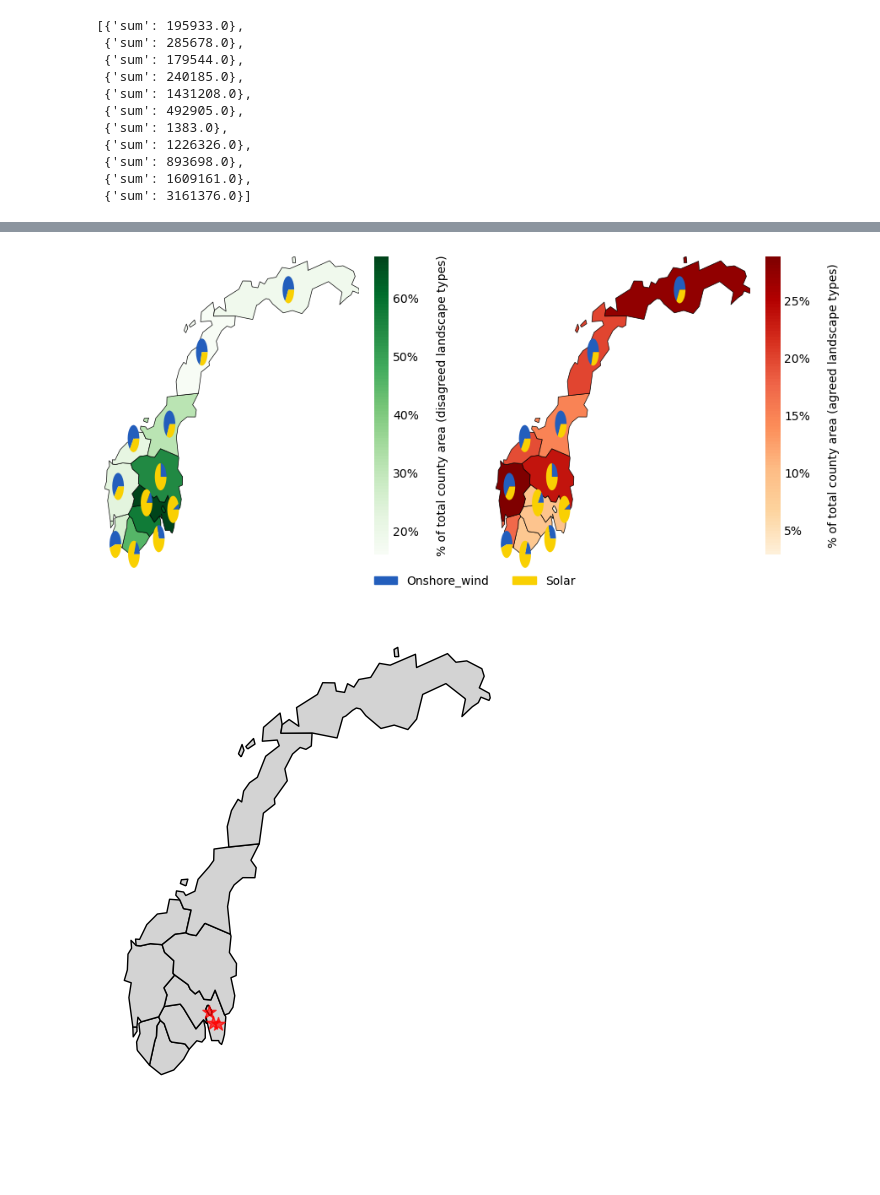
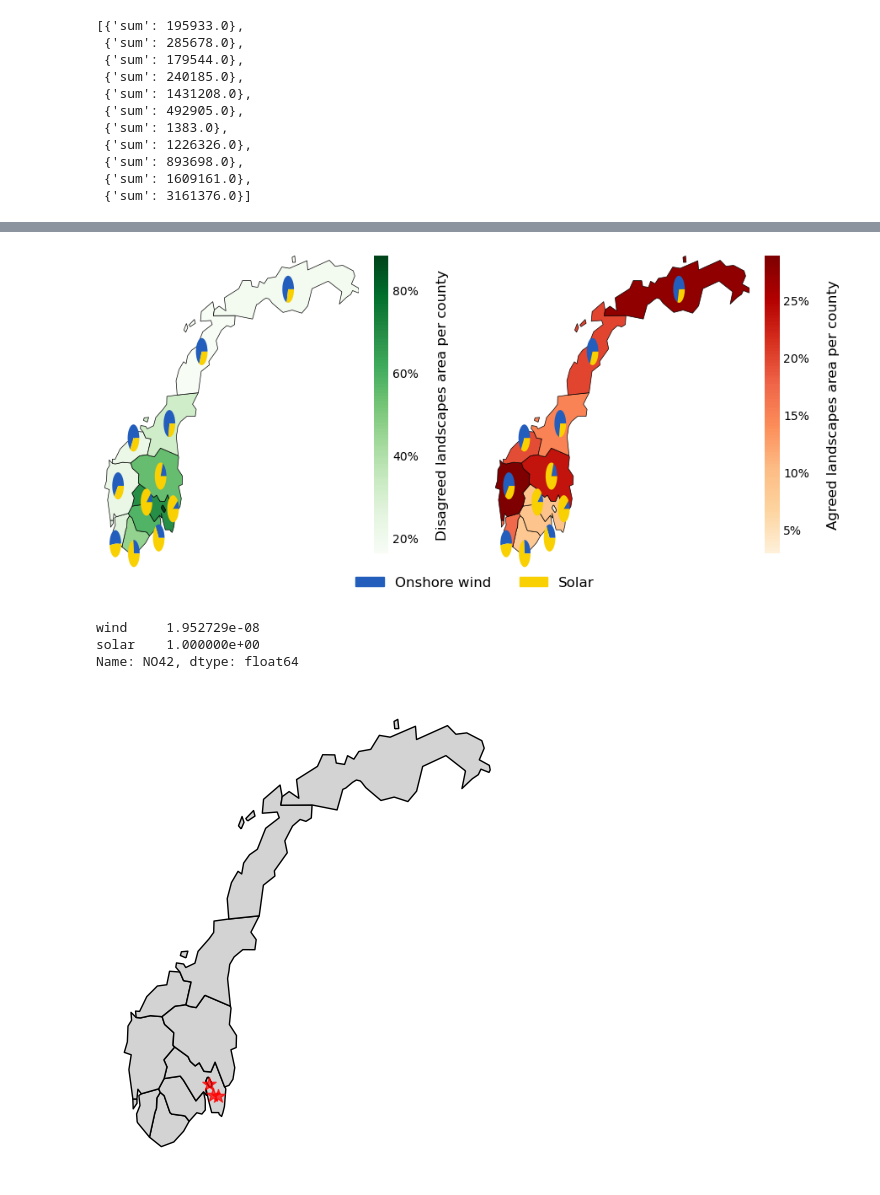
Before and after one commit to JavedMS/Mapping_Workshops_EFF, a Jupyter notebook: workshop_plots.ipynb, the cells around one changed output, grey strips where cells are left out. Saved outputs shown, nothing was run; the diff lists cells and outputs as text; code cells hidden in the pictures; blank space fills up the shorter version.

```diff
--- a/workshop_plots.ipynb
+++ b/workshop_plots.ipynb
@@ -273,3 +203,8 @@ forest_to_area_by_fylke
 | NO46 | 0.228834 |
 | NO50 | 0.311010 |
 | NO54 | 0.189083 |
+# %%
+forest_to_landarea_by_fylke.index=forest_to_landarea_by_fylke.index.to_series().replace(nuts_to_fylkeid)
+forest_to_landarea_by_fylke=forest_to_landarea_by_fylke.to_frame(name='forest_landarea_proportion')
+forest_to_landarea_by_fylke.index.name = 'index'
+forest_to_landarea_by_fylke
@@ -294,7 +243,7 @@ area_by_fylke
 | NO54 | 1.154194e+11 |
 # %%
 # Open a geospatial TIFF file
-corine_tiff = 'CORINE.tiff'
+corine_tiff = '/fp/homes01/u01/ec-javedm/ec85/models/shahzad/geonorge/CORINE.tiff'
 with rasterio.open(corine_tiff) as src:
     # Read the entire array
     corine_data = src.read(1)  # Assuming the data is in band 1
@@ -316,7 +265,7 @@ with rasterio.open(corine_tiff) as src:
 # %%
 desired_country = "NO"
 
-file_name = "NUTS_RG_60M_2021_4326_NO_LEVL_3_REST_LEVL_0.geojson"
+file_name = "/fp/homes01/u01/ec-javedm/ec85/models/shahzad/geonorge/NUTS_RG_60M_2021_4326_NO_LEVL_3_REST_LEVL_0.geojson"
 
 desired_regions = [
     "NO020",
@@ -411,3 +360,6 @@ europe_join_areas
 | NO50 | MULTIPOLYGON (((10.41800 62.66900... | 5.966697e+10 | 0.311010 |
 | NO18 | MULTIPOLYGON (((15.88100 68.53000... | 8.055730e+10 | 0.160889 |
 | NO54 | MULTIPOLYGON (((29.15400 69.58800... | 1.154194e+11 | 0.189083 |
+# %%
+europe_join_areas=europe_join_areas.join(forest_to_landarea_by_fylke, on='index')
+europe_join_areas
@@ -557,7 +536,7 @@ forest_colors = ['#f7fcf5', '#e5f5e0', '#c7e9c0', '#a1d99b', '#74c476', '#41ab5d
 corine_colors = ['#fef0d9', '#fdd49e', '#fdbb84', '#fc8d59', '#ef6548', '#d7301f', '#b30000', '#7f0000']
 
 n_bins = 100
-forest_cmap = LinearSegmentedColormap.from_list('custom_green', colors, N=n_bins)
+forest_cmap = LinearSegmentedColormap.from_list('custom_green', forest_colors, N=n_bins)
 corine_cmap = LinearSegmentedColormap.from_list('custom_orange', corine_colors, N=n_bins)
 
 
@@ -604,15 +583,16 @@ def add_pies_to_axis(ax):
 #sm = plt.cm.ScalarMappable(cmap='Greens', norm=plt.Normalize(vmin=europe_fylke_join_SW_copy['forest_prop'].min(), vmax=europe_fylke_join_SW_copy['forest_prop'].max()))
 
 add_pies_to_axis(ax1)
-europe_join_areas.plot(column='forest_area_proportion', cmap=forest_cmap, linewidth=border_line_thickness, ax=ax1, edgecolor='black')
-F_sm = plt.cm.ScalarMappable(cmap=forest_cmap, norm=plt.Normalize(vmin=europe_join_areas['forest_area_proportion'].min(), vmax=europe_join_areas['forest_area_proportion'].max()))
+europe_join_areas.plot(column='forest_landarea_proportion', cmap=forest_cmap, linewidth=border_line_thickness, ax=ax1, edgecolor='black')
+F_sm = plt.cm.ScalarMappable(cmap=forest_cmap, norm=plt.Normalize(vmin=europe_join_areas['forest_landarea_proportion'].min(), vmax=europe_join_areas['forest_landarea_proportion'].max()))
 cbar1 = fig.colorbar(F_sm, ax=ax1, orientation='vertical', fraction=0.05, pad=0.04)
 cbar1.outline.set_visible(False)
 cbar1.ax.tick_params(size=0)
 cbar1.ax.tick_params(labelsize=10)
-cbar1.set_label('% of total county area (disagreed landscape types)', fontsize=10, labelpad=15)
-cbar1.set_ticks([0.2, 0.3, 0.4, 0.5, 0.6])
-cbar1.set_ticklabels(['20%', '30%', '40%', '50%', '60%'])
+cbar1.set_label('Disagreed landscapes area per county', fontsize=12, labelpad=15)
+#cbar1.set_ticks([0.2, 0.3, 0.4, 0.5, 0.6])
+cbar1.set_ticks([0.2, 0.4, 0.6, 0.8])
+cbar1.set_ticklabels(['20%', '40%', '60%', '80%'])
 ax1.set_xticks([])
 ax1.set_yticks([])
 ax1.axis('off')
@@ -625,36 +605,36 @@ C_sm = plt.cm.ScalarMappable(cmap=corine_cmap, norm=plt.Normalize(vmin=europe_jo
 cbar2 = fig.colorbar(C_sm, ax=ax2, orientation='vertical', fraction=0.05, pad=0.04)
 cbar2.outline.set_visible(False)
 cbar2.ax.tick_params(size=0)
 cbar2.ax.tick_params(labelsize=10)
-cbar2.set_label('% of total county area (agreed landscape types)', fontsize=10, labelpad=15)
+cbar2.set_label('Agreed landscapes area per county', fontsize=12, labelpad=15)
 cbar2.set_ticks([0.05, 0.1, 0.15, 0.20, 0.25])
 cbar2.set_ticklabels(['5%', '10%', '15%', '20%', '25%'])
 ax2.set_xticks([])
 ax2.set_yticks([])
 ax2.axis('off')
 
 
 
 # Prepare patches for the legend
-wind_patch = Patch(color=pie_wind_color, label='Onshore_wind')
+wind_patch = Patch(color=pie_wind_color, label='Onshore wind')
 solar_patch = Patch(color=pie_solar_color, label='Solar')
 #legend = fig.legend(handles=[wind_patch, solar_patch], fontsize=10, frameon=False, bbox_to_anchor=(0.3, 0.9))
-legend = fig.legend(handles=[wind_patch, solar_patch], fontsize=10, loc='upper center', bbox_to_anchor=(0.55, 0.05), ncol=2, frameon=False)
+legend = fig.legend(handles=[wind_patch, solar_patch], fontsize=12, loc='upper center', bbox_to_anchor=(0.55, 0.05), ncol=2, frameon=False)
 
 
  #Set the plot limits to focus on the relevant area
 ax1.set_xlim(europe_join_areas.total_bounds[0], europe_join_areas.total_bounds[2])
 ax1.set_ylim(europe_join_areas.total_bounds[1], europe_join_areas.total_bounds[3])
 
 ax2.set_xlim(europe_join_areas.total_bounds[0], europe_join_areas.total_bounds[2])
 ax2.set_ylim(europe_join_areas.total_bounds[1], europe_join_areas.total_bounds[3])
 
 #ax.set_position(pos)
 plt.tight_layout()
 plt.subplots_adjust(bottom=0.08)
-plt.savefig('lanscapes_technology_correlation.png', dpi=300, bbox_inches='tight')
-plt.savefig('lanscapes_technology_correlation.svg', format='svg', dpi=300, bbox_inches='tight')
+plt.savefig('lanscapes_technology_correlation.png', dpi=300, transparent=True, bbox_inches='tight')
+#plt.savefig('lanscapes_technology_correlation.svg', format='svg', dpi=300, bbox_inches='tight')
 
 plt.show()
 # %% [output]
-[figure, old version]
+[figure, new version]
@@ -663,3 +641,9 @@ plt.show()
+# %%
+df_solar_wind_highRES.loc['NO42']
+# %% [output]
+wind     1.952729e-08
+solar    1.000000e+00
+Name: NO42, dtype: float64
 # %%
 #workshops_locations
 #IB = 59.94226, 10.73338
```
Also changed, not shown: parts of 42 cells of this notebook, 11 other files.
